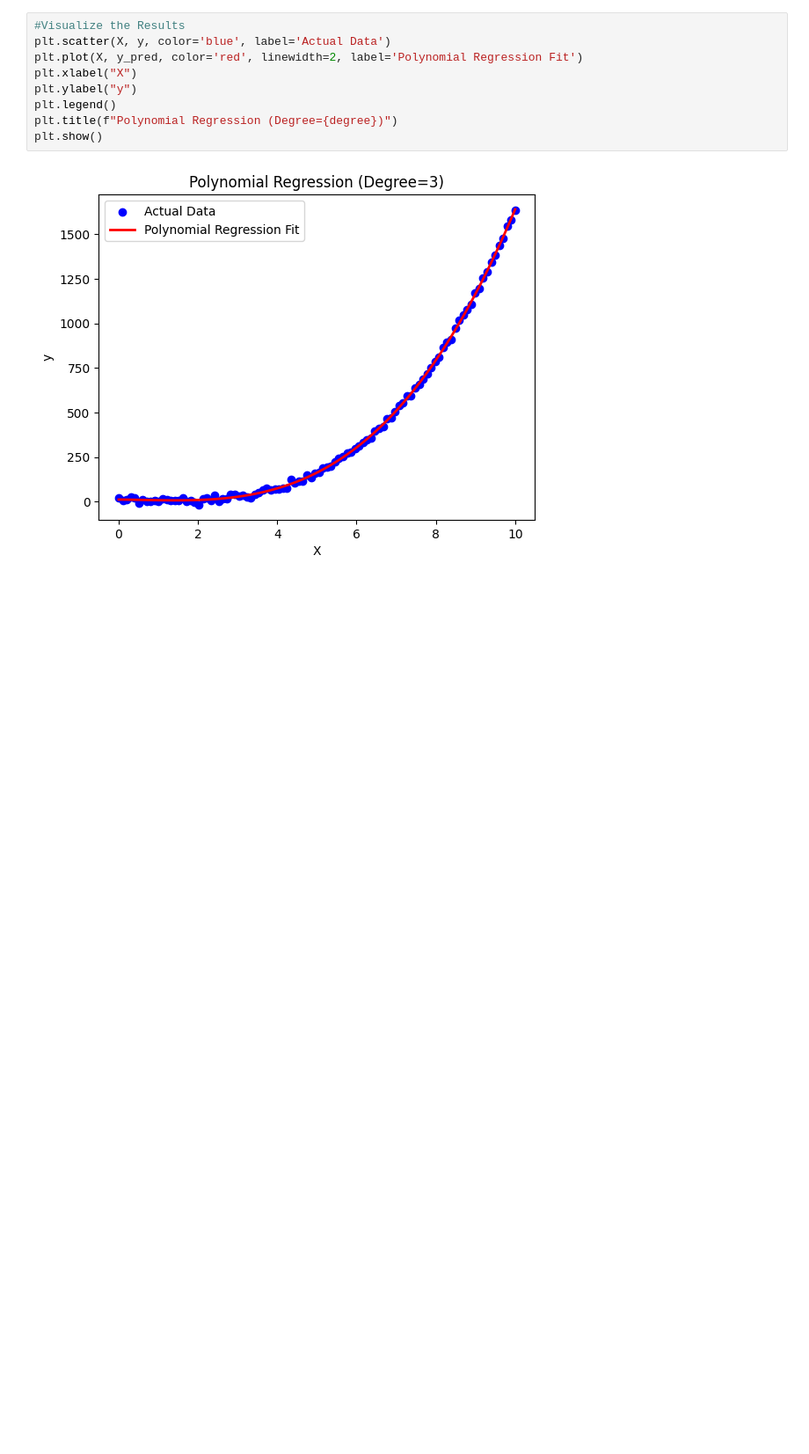
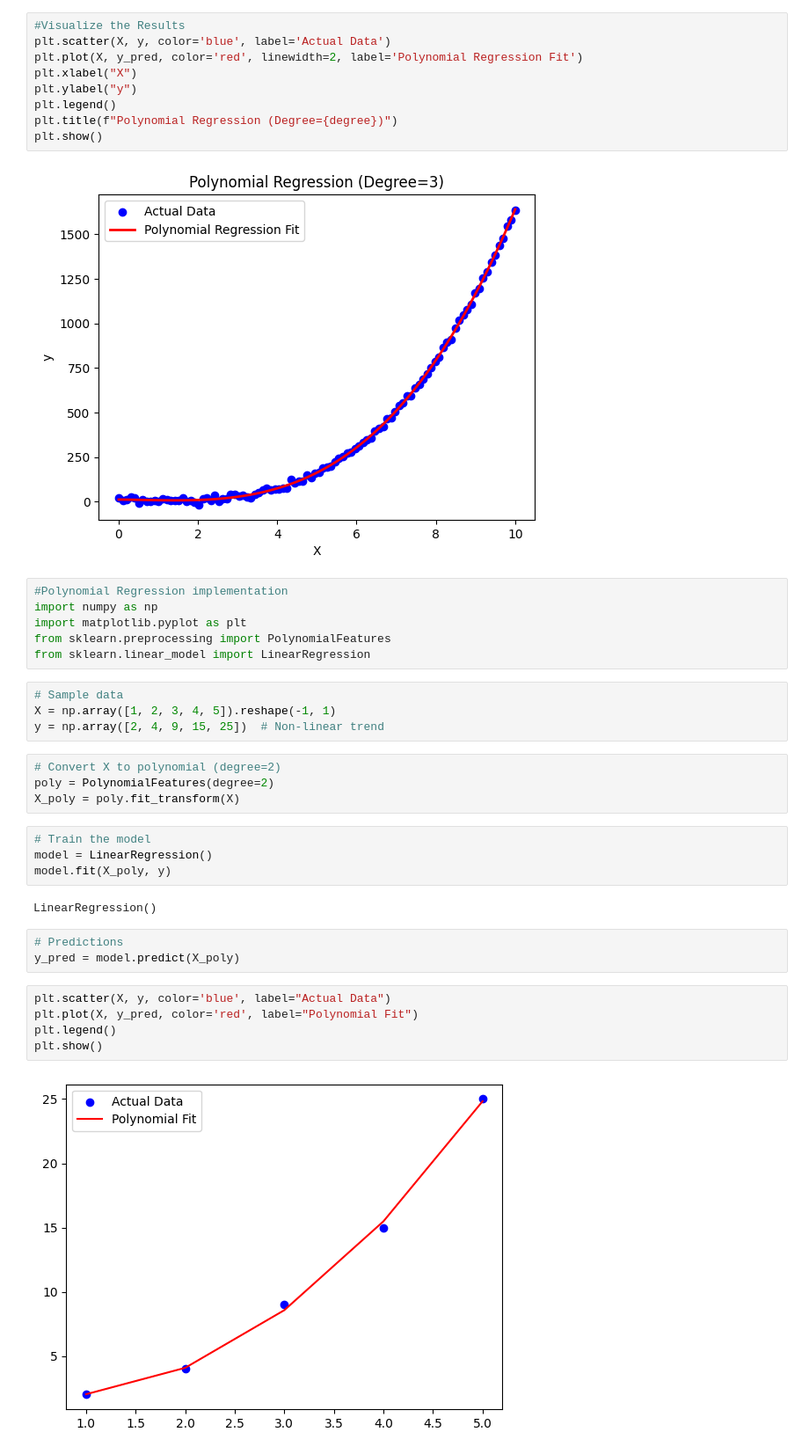
Before and after one commit to PratikshaShelke24/data-science, a Jupyter notebook: mlpratices.ipynb, the cells around one changed output. Shown at 88% size. Drawn from its saved outputs; the diff is of its cells as text; blank space fills up the shorter version.

```diff
--- a/mlpratices.ipynb
+++ b/mlpratices.ipynb
@@ -326,3 +326,33 @@ plt.title(f"Polynomial Regression (Degree={degree})")
 plt.show()
 # %% [output]
 [figure]
+# %%
+#Polynomial Regression implementation
+import numpy as np
+import matplotlib.pyplot as plt
+from sklearn.preprocessing import PolynomialFeatures
+from sklearn.linear_model import LinearRegression
+# %%
+# Sample data
+X = np.array([1, 2, 3, 4, 5]).reshape(-1, 1)
+y = np.array([2, 4, 9, 15, 25])  # Non-linear trend
+# %%
+# Convert X to polynomial (degree=2)
+poly = PolynomialFeatures(degree=2)
+X_poly = poly.fit_transform(X)
+# %%
+# Train the model
+model = LinearRegression()
+model.fit(X_poly, y)
+# %% [output]
+LinearRegression()
+# %%
+# Predictions
+y_pred = model.predict(X_poly)
+# %%
+plt.scatter(X, y, color='blue', label="Actual Data")
+plt.plot(X, y_pred, color='red', label="Polynomial Fit")
+plt.legend()
+plt.show()
+# %% [output]
+[figure, added]
```
